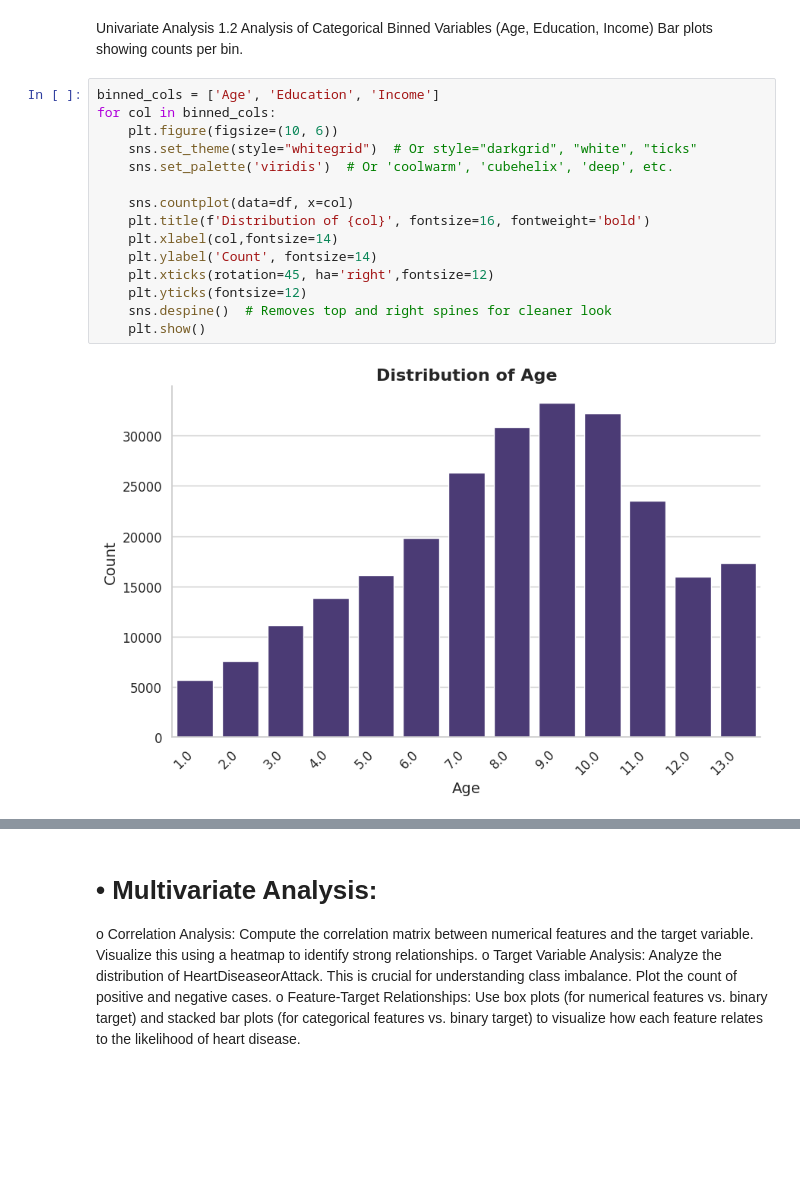
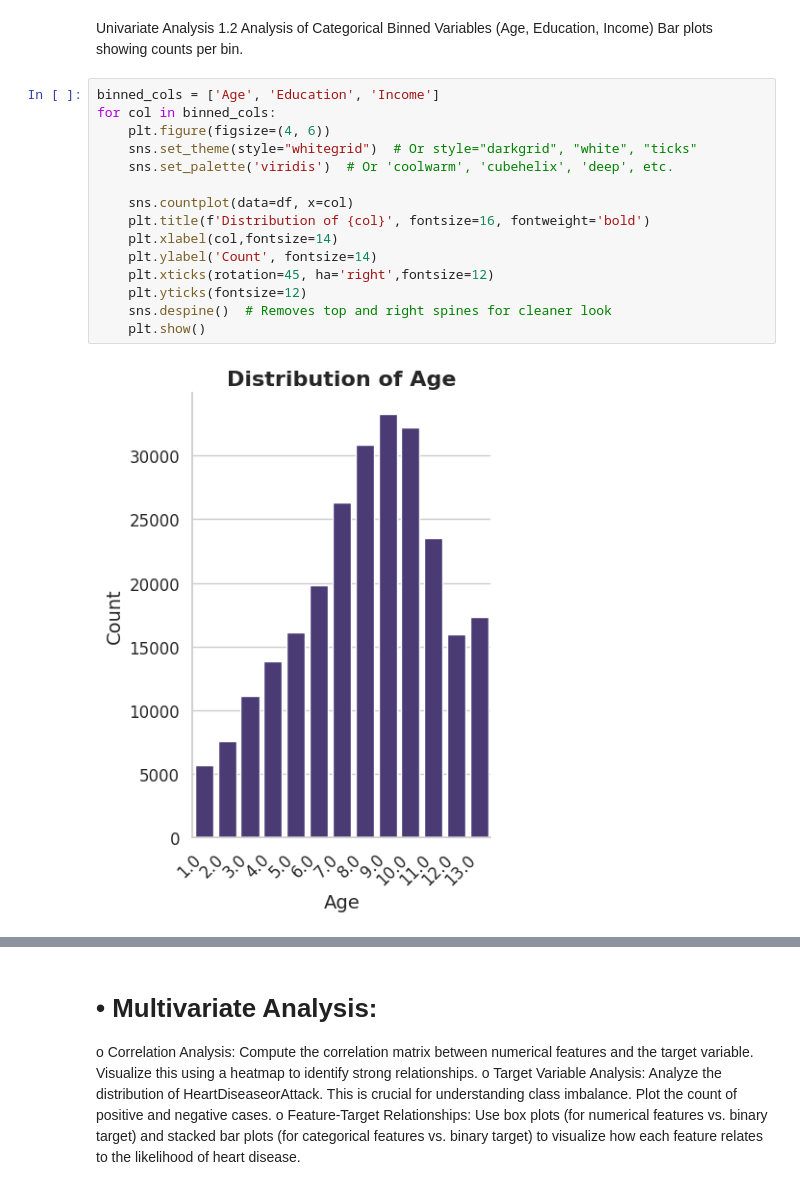
Before and after one commit to Ninja-draw-coder/PythonProjects, a Jupyter notebook: HeartDisease.ipynb, the cells around one changed output, grey strips where cells are left out. Drawn from its saved outputs; the diff is of its cells as text; blank space fills up the shorter version.

```diff
--- a/HeartDisease.ipynb
+++ b/HeartDisease.ipynb
@@ -253,17 +253,17 @@ Bar plots showing counts per bin.
 # %%
 binned_cols = ['Age', 'Education', 'Income']
 for col in binned_cols:
-    plt.figure(figsize=(10, 6))
+    plt.figure(figsize=(4, 6))
     sns.set_theme(style="whitegrid")  # Or style="darkgrid", "white", "ticks"
     sns.set_palette('viridis')  # Or 'coolwarm', 'cubehelix', 'deep', etc.
 
     sns.countplot(data=df, x=col)
     plt.title(f'Distribution of {col}', fontsize=16, fontweight='bold')
     plt.xlabel(col,fontsize=14)
     plt.ylabel('Count', fontsize=14)
     plt.xticks(rotation=45, ha='right',fontsize=12)
     plt.yticks(fontsize=12)
     sns.despine()  # Removes top and right spines for cleaner look
     plt.show()
 # %% [output]
-[figure, old version]
+[figure, new version]
```
Also changed, not shown: parts of 12 cells of this notebook.
